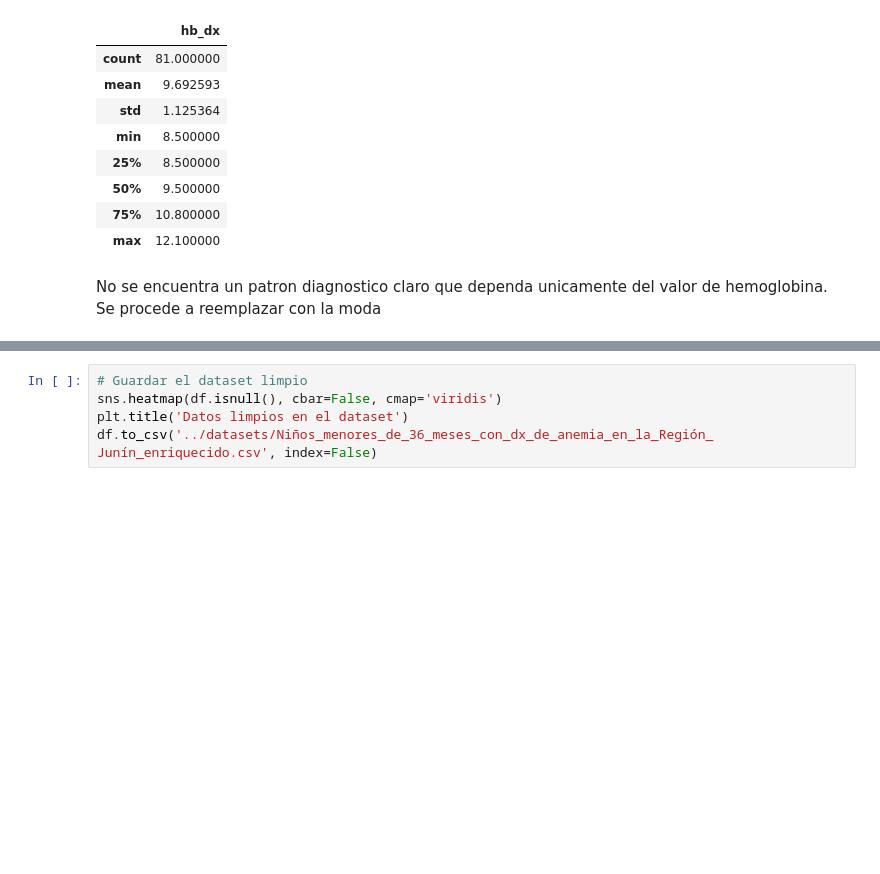
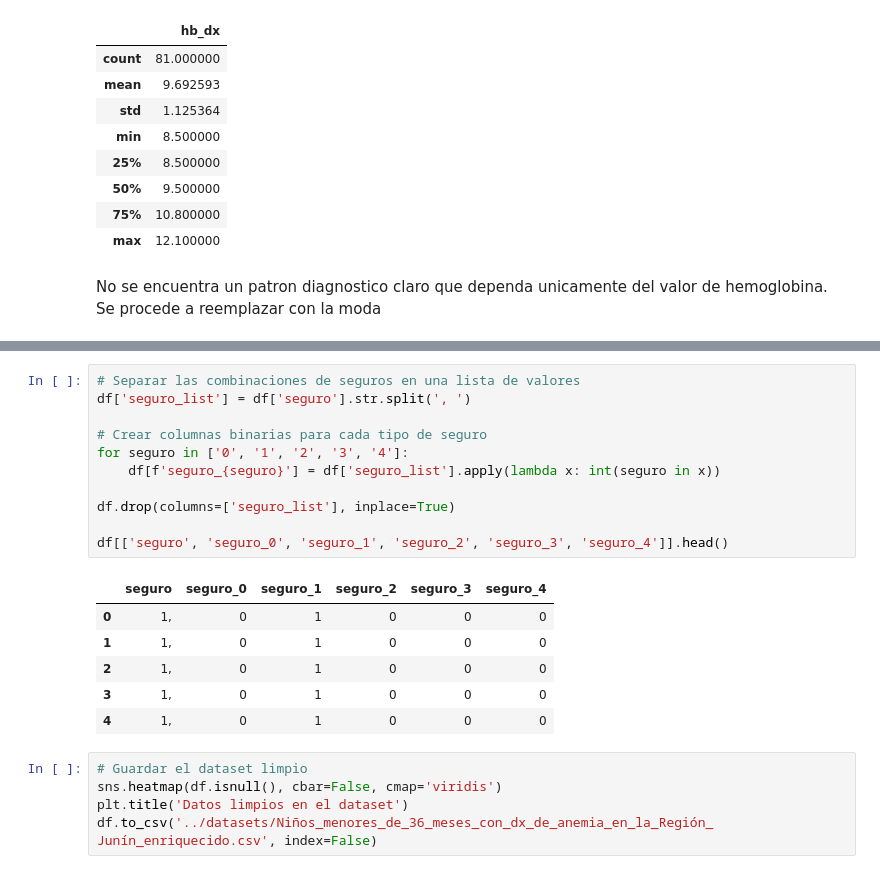
Before and after one commit to R0SEWT/HbJunin, a Jupyter notebook: code/Preprocesamiento.ipynb, the cells around one changed output, grey strips where cells are left out. Drawn from its saved outputs; the diff is of its cells as text; blank space fills up the shorter version.

```diff
--- a/code/Preprocesamiento.ipynb
+++ b/code/Preprocesamiento.ipynb
@@ -451,3 +477,21 @@ Name: count, dtype: int64
+# %%
+# Separar las combinaciones de seguros en una lista de valores
+df['seguro_list'] = df['seguro'].str.split(', ')
+
+# Crear columnas binarias para cada tipo de seguro
+for seguro in ['0', '1', '2', '3', '4']:
+    df[f'seguro_{seguro}'] = df['seguro_list'].apply(lambda x: int(seguro in x))
+
+df.drop(columns=['seguro_list'], inplace=True)
+
+df[['seguro', 'seguro_0', 'seguro_1', 'seguro_2', 'seguro_3', 'seguro_4']].head()
+# %% [output]
+|  | seguro | seguro_0 | seguro_1 | seguro_2 | seguro_3 | seguro_4 |
+| 0 | 1, | 0 | 1 | 0 | 0 | 0 |
+| 1 | 1, | 0 | 1 | 0 | 0 | 0 |
+| 2 | 1, | 0 | 1 | 0 | 0 | 0 |
+| 3 | 1, | 0 | 1 | 0 | 0 | 0 |
+| 4 | 1, | 0 | 1 | 0 | 0 | 0 |
 # %%
 # Guardar el dataset limpio
 sns.heatmap(df.isnull(), cbar=False, cmap='viridis')
```
Also changed, not shown: parts of 3 cells of this notebook, 4 other files.
